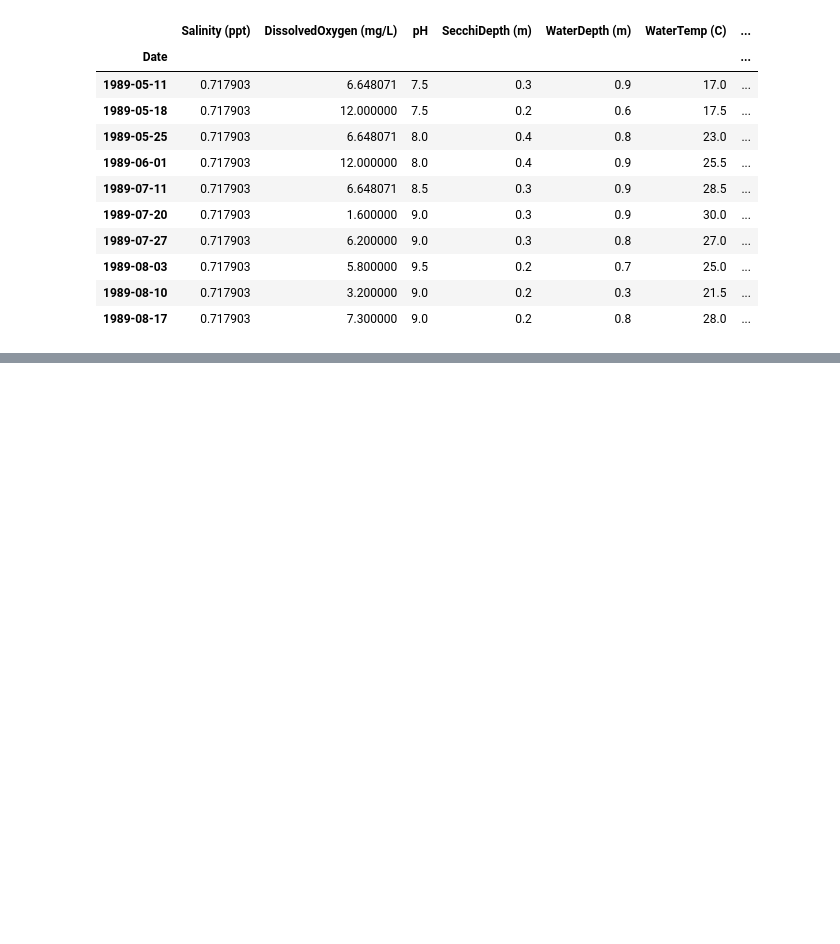
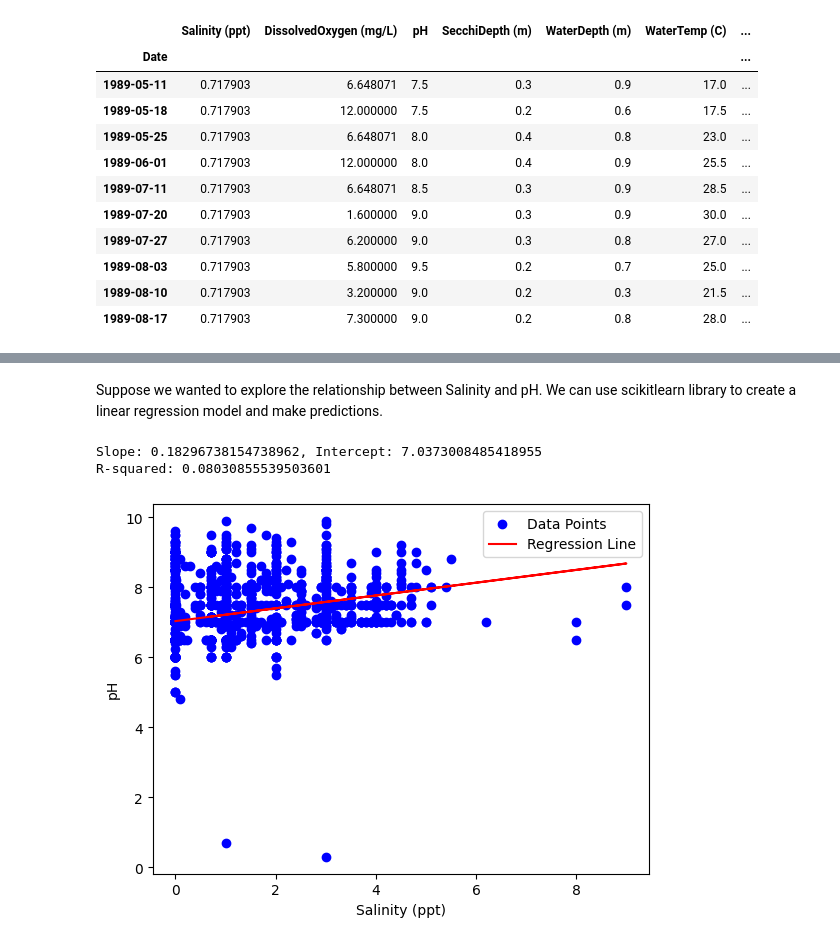
Before and after one commit to ch-1221-777/WaterQuality_EDA, a Jupyter notebook: waterquality-eda.ipynb, the cells around one changed output, grey strips where cells are left out. Cells and saved outputs as stored; diff of their text form; code cells hidden in the pictures; blank space fills up the shorter version.

```diff
--- a/waterquality-eda.ipynb
+++ b/waterquality-eda.ipynb
@@ -247,15 +231,20 @@ df.head(10)
 | 1989-08-17 | 0.717903 | 7.300000 | 9.0 | 0.2 | 0.8 | 28.0 | ... |
 # %%
 df = df_waterquality.iloc[:,:3]
-
+# Plot the distribution
 fig, axes = plt.subplots(nrows=1, ncols=3, figsize=(15, 6))
 
 # Loop through the columns and plot
 for i, col in enumerate(df.columns):
-    df1[col].plot(ax=axes[i])
+    #print(i,col)
+    df1= df
+    axes[i].hist(df1[col])
+    #sns.histplot(data=df1[col], ax=axes[i], kde=True)
+    axes[i].set_title(f'Distribution of {col}')
     axes[i].set_xticklabels(())
-    axes[i].set_xlabel('t')
-    axes[i].set_ylabel(col)
+    axes[i].set_xlabel(f'Range of values in {col} column')
+    axes[i].set_ylabel('Frequency')
+
 plt.tight_layout()
 plt.show()
 # %% [output]
@@ -313,0 +319,37 @@ pH                            0.283388                0.045207  1.000000
+# %% [markdown]
+Suppose we wanted to explore the relationship between Salinity and pH. We can use scikitlearn library to create a linear regression model and make predictions.
+# %%
+from sklearn.linear_model import LinearRegression
+
+X = df[['Salinity (ppt)']]
+Y = df['pH']
+
+# 1. Create and fit the linear regression model
+#    Fit model using a training set (subset of the data)
+model = LinearRegression()
+model.fit(X, Y)
+
+# 2. Make predictions
+Y_pred = model.predict(X)
+
+# 3. Get the slope and intercept of the linear regression line
+slope = model.coef_[0]
+intercept = model.intercept_
+print(f"Slope: {slope}, Intercept: {intercept}")
+
+# 4. Calculate the R-squared value
+r_squared = model.score(X, Y)
+print(f"R-squared: {r_squared}")
+
+# 5. Plot the data points and the regression line
+plt.scatter(X, Y, color='blue', label='Data Points')
+plt.plot(X, Y_pred, color='red', label='Regression Line')
+plt.xlabel('Salinity (ppt)')
+plt.ylabel('pH')
+#plt.title('Linear Regression with sklearn')
+plt.legend()
+plt.show()
+# %% [output]
+Slope: 0.18296738154738962, Intercept: 7.0373008485418955
+R-squared: 0.08030855539503601
+[figure, added]
```
Also changed, not shown: parts of 40 cells of this notebook.
